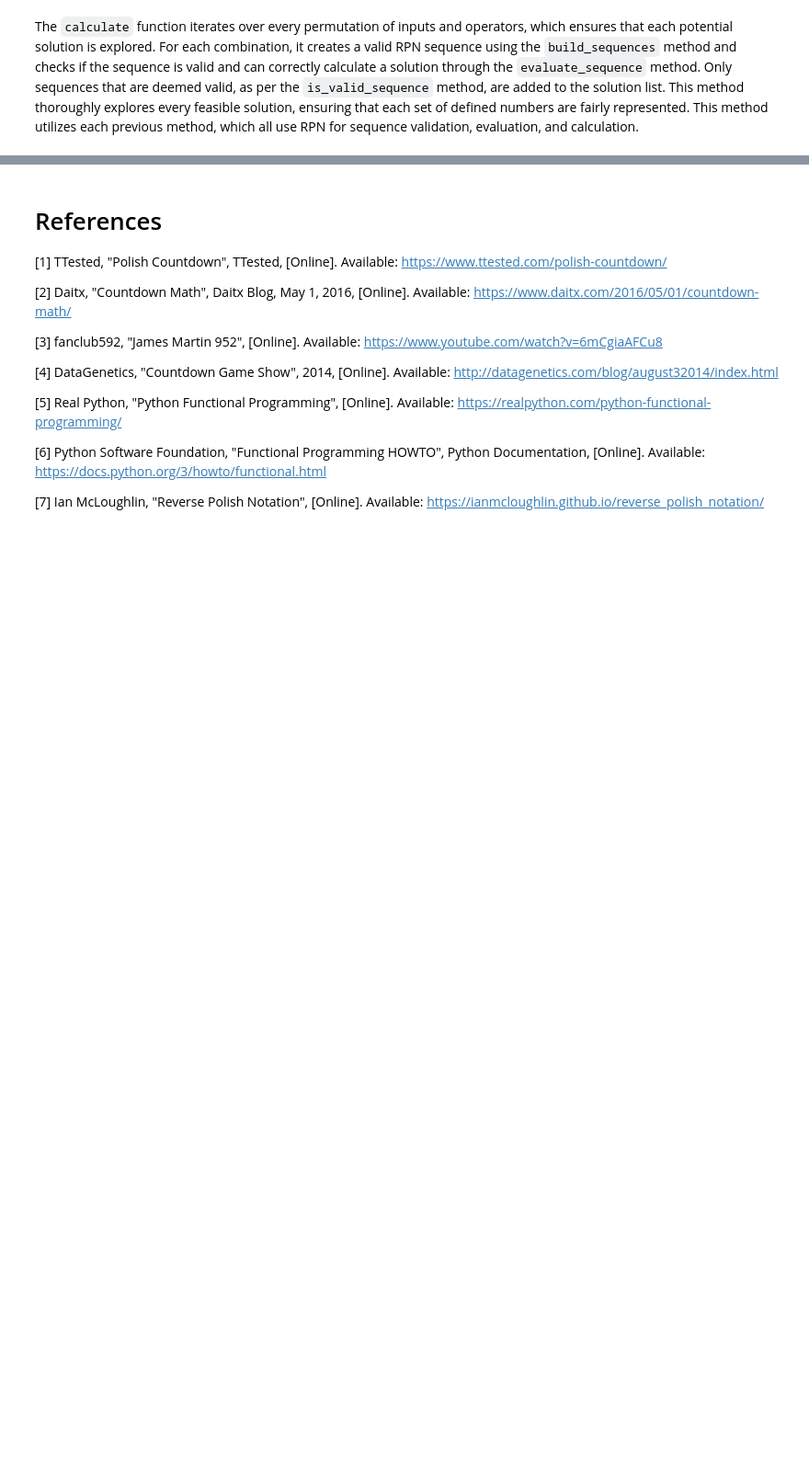
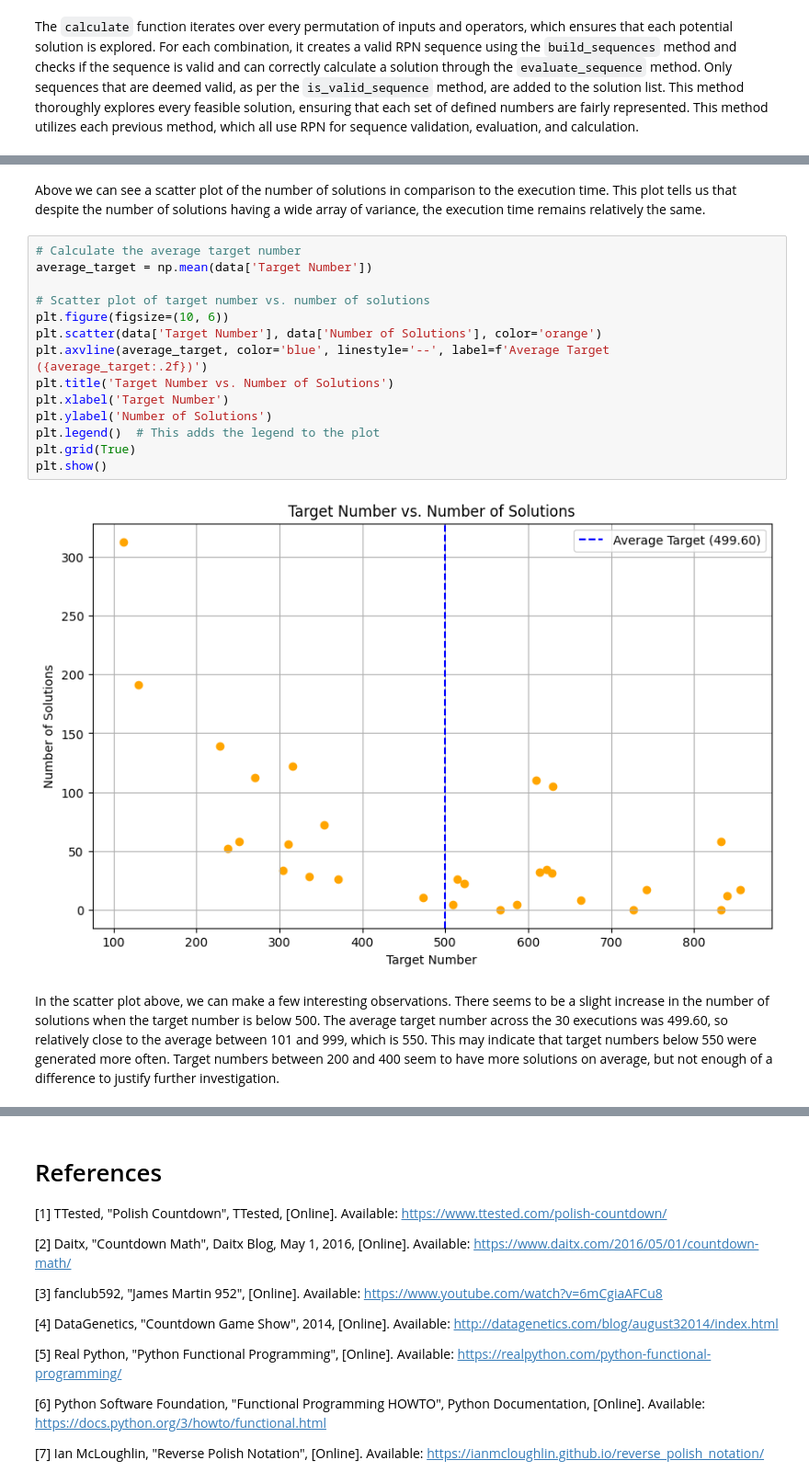
Before and after one commit to Owen-kc/ComputationalTheory, a Jupyter notebook: countdown.ipynb, the cells around one changed output, grey strips where cells are left out. Shown: that part at 92% size. Cells and saved outputs as stored; diff of their text form; blank space fills up the shorter version.

```diff
--- a/countdown.ipynb
+++ b/countdown.ipynb
@@ -478,0 +720,20 @@ def calculate(numbers, target):
+# %% [markdown]
+Above we can see a scatter plot of the number of solutions in comparison to the execution time. This plot tells us that despite the number of solutions having a wide array of variance, the execution time remains relatively the same.
+# %%
+# Calculate the average target number
+average_target = np.mean(data['Target Number'])
+
+# Scatter plot of target number vs. number of solutions
+plt.figure(figsize=(10, 6))
+plt.scatter(data['Target Number'], data['Number of Solutions'], color='orange')
+plt.axvline(average_target, color='blue', linestyle='--', label=f'Average Target ({average_target:.2f})')
+plt.title('Target Number vs. Number of Solutions')
+plt.xlabel('Target Number')
+plt.ylabel('Number of Solutions')
+plt.legend()  # This adds the legend to the plot
+plt.grid(True)
+plt.show()
+# %% [output]
+[figure, added]
+# %% [markdown]
+In the scatter plot above, we can make a few interesting observations. There seems to be a slight increase in the number of solutions when the target number is below 500. The average target number across the 30 executions was 499.60, so relatively close to the average between 101 and 999, which is 550. This may indicate that target numbers below 550 were generated more often. Target numbers between 200 and 400 seem to have more solutions on average, but not enough of a difference to justify further investigation.
```
Also changed, not shown: parts of 36 cells of this notebook, 1 other file.
